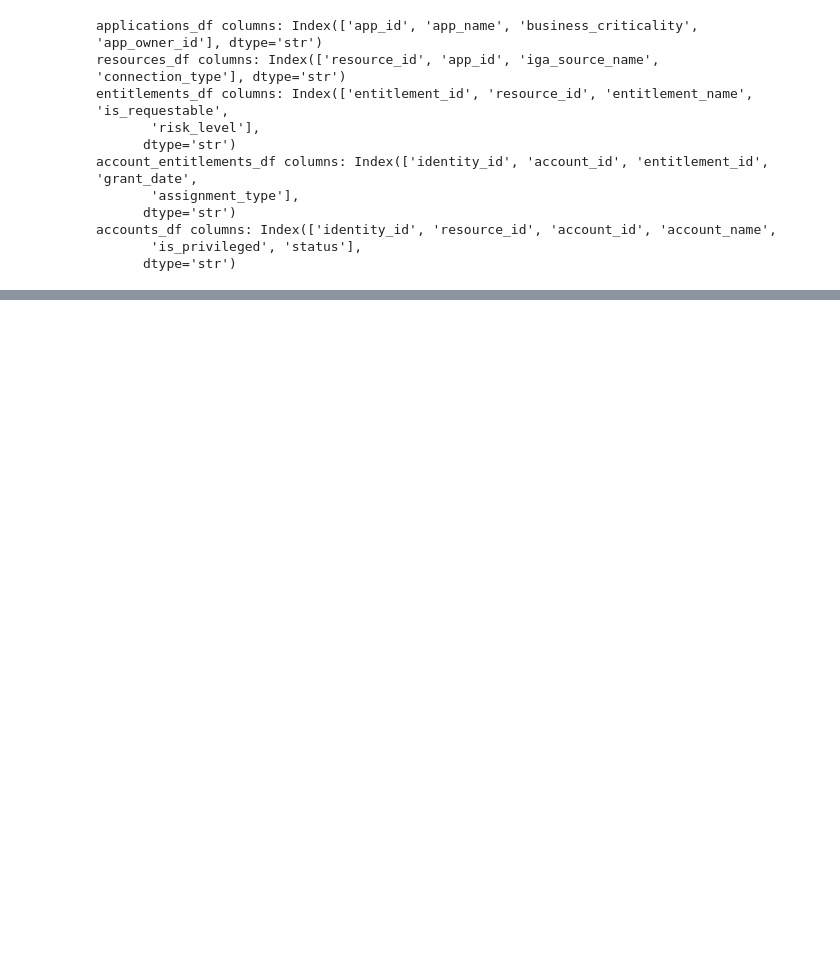
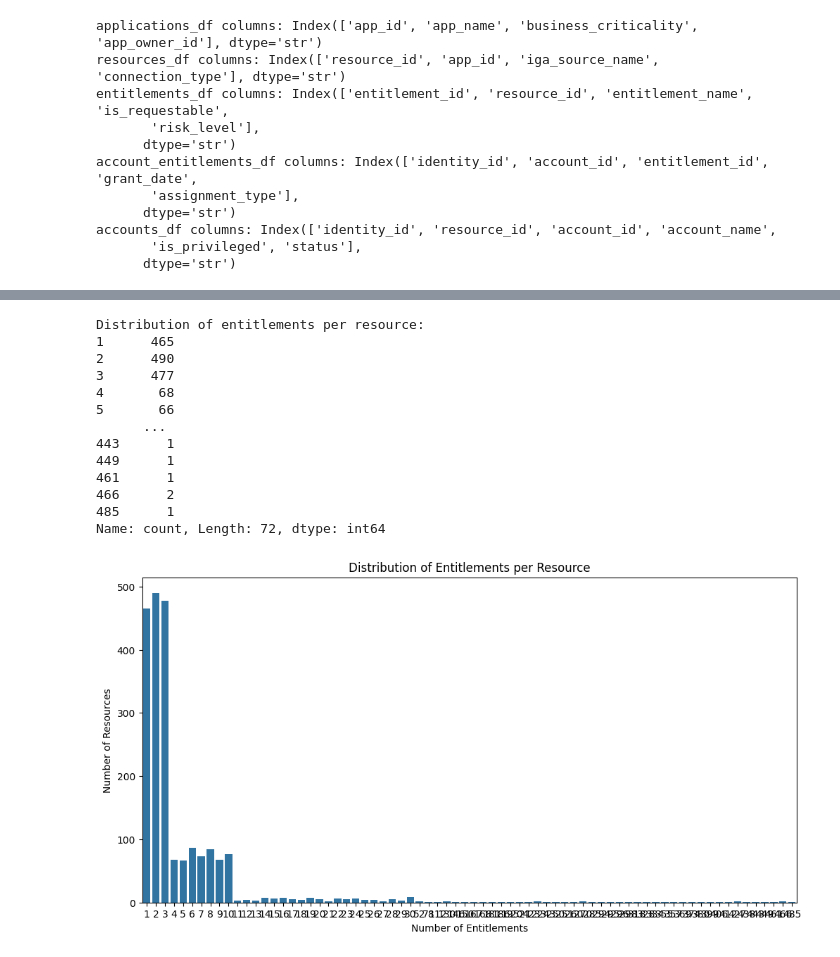
Before and after one commit to tejak005/IAMDataClusteringJupyter, a Jupyter notebook: Clustering ML pipeline.ipynb, the cells around one changed output, grey strips where cells are left out. Saved outputs shown, nothing was run; the diff lists cells and outputs as text; code cells hidden in the pictures; blank space fills up the shorter version.

```diff
--- a/Clustering ML pipeline.ipynb
+++ b/Clustering ML pipeline.ipynb
@@ -147,0 +185,34 @@ accounts_df columns: Index(['identity_id', 'resource_id', 'account_id', 'account
+# %%
+# --- Analysis for resource to entitlement mapping ---
+
+# Group by 'resource_id' and count the number of entitlements for each resource
+entitlements_per_resource = entitlements_df.groupby('resource_id').size()
+
+# Get the distribution of the number of entitlements per resource
+resource_entitlement_dist = entitlements_per_resource.value_counts().sort_index()
+
+print("Distribution of entitlements per resource:")
+print(resource_entitlement_dist)
+
+# Create a bar plot of the resource to entitlement distribution
+plt.figure(figsize=(12, 6))
+sns.barplot(x=resource_entitlement_dist.index, y=resource_entitlement_dist.values)
+plt.xlabel("Number of Entitlements")
+plt.ylabel("Number of Resources")
+plt.title("Distribution of Entitlements per Resource")
+plt.show()
+# %% [output]
+Distribution of entitlements per resource:
+1      465
+2      490
+3      477
+4       68
+5       66
+      ...
+443      1
+449      1
+461      1
+466      2
+485      1
+Name: count, Length: 72, dtype: int64
+[figure, added]
```
Also changed, not shown: parts of 7 cells of this notebook, 10 other files.
